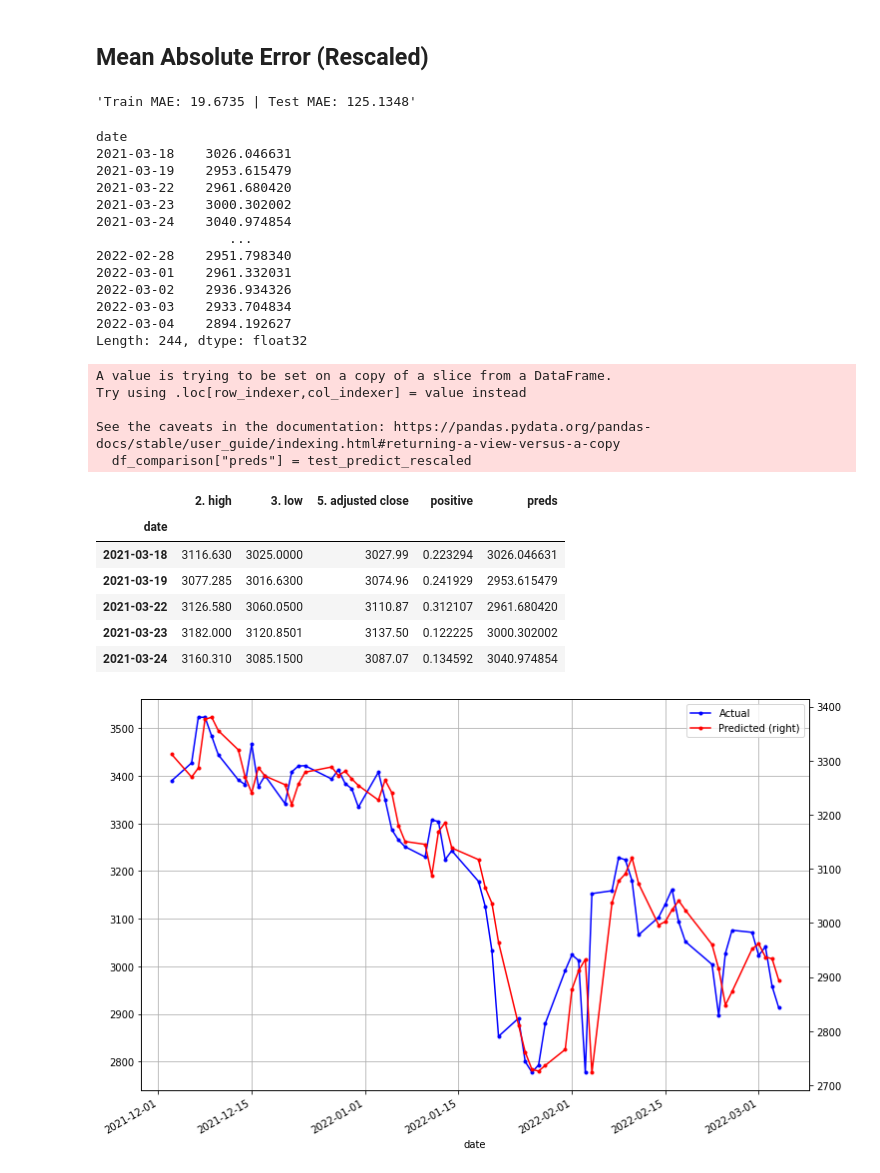
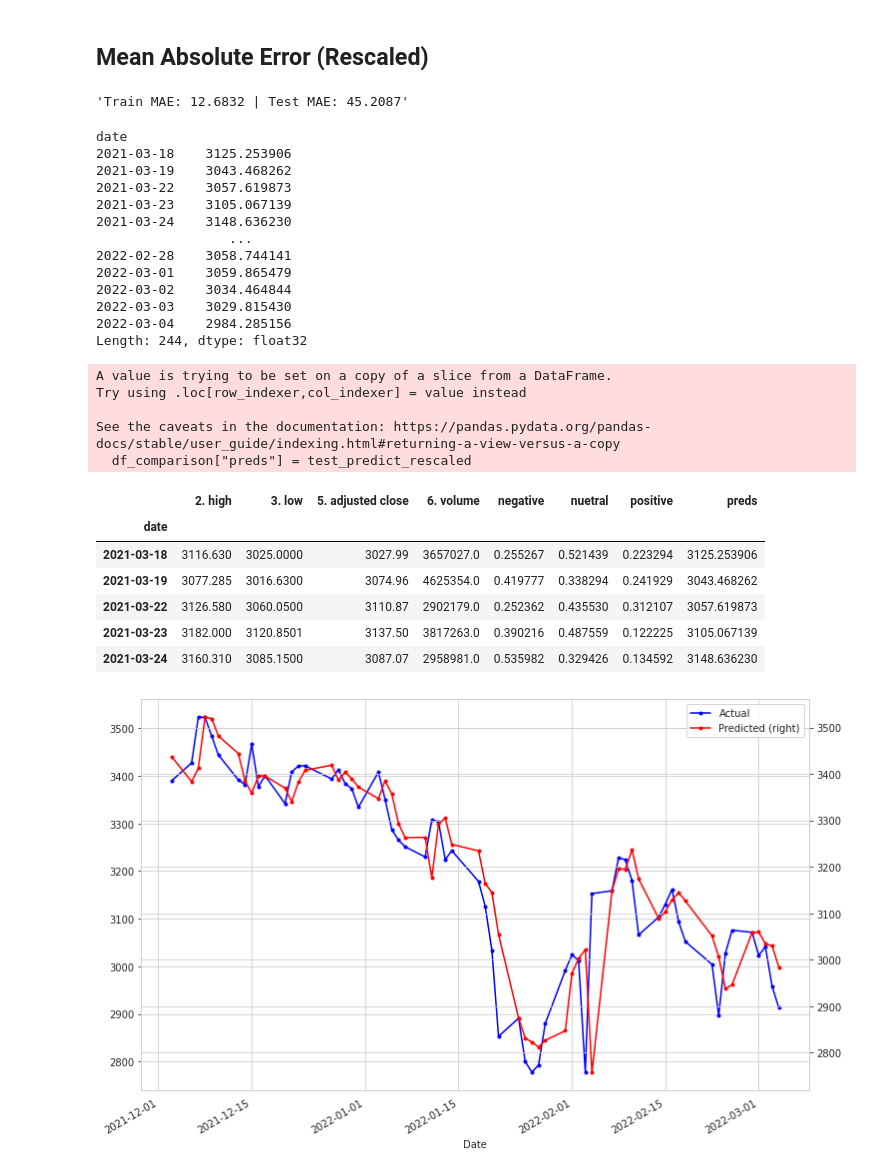
Before and after one commit to RobinsonCW/StockPriceForecasting, a Jupyter notebook: src/objectives/research_paper/AMZN/multivariate/multivariate_time_series_benzenga.ipynb, the cells around one changed output. Cells and saved outputs as stored; diff of their text form; code cells hidden in the pictures.

```diff
--- a/src/objectives/research_paper/AMZN/multivariate/multivariate_time_series_benzenga.ipynb
+++ b/src/objectives/research_paper/AMZN/multivariate/multivariate_time_series_benzenga.ipynb
@@ -64,6 +64,9 @@ mpl.rcParams['axes.grid'] = False
 
 np.random.seed(42)
 tf.random.set_seed(42)
+# %%
+# plt.rcParams['figure.dpi'] = 400
+sns.set_style('whitegrid')
 # %%
 gpu_devices = tf.config.experimental.list_physical_devices('GPU')
 if gpu_devices:
@@ -110,8 +112,7 @@ df.reset_index(drop=True, inplace=True)
 
 date_time = pd.to_datetime(df.pop('date'))
 
-# df = df[["2. high", "3. low", "5. adjusted close", "negative", "nuetral", "positive"]]
-df = df[["2. high", "3. low", "5. adjusted close", "positive"]]
+df = df[["2. high", "3. low", "5. adjusted close", "6. volume", "negative", "nuetral", "positive"]]
 # %% [markdown]
 ...
 # %%
@@ -682,7 +686,8 @@ An important constructor argument for all Keras RNN layers, such as `tf.keras.la
 lstm_model = tf.keras.models.Sequential([
     # Shape [batch, time, features] => [batch, time, lstm_units]
     # tf.keras.layers.LSTM(lstm_units, return_sequences=True),
-    tf.keras.layers.Bidirectional(tf.keras.layers.LSTM(lstm_units, return_sequences=True)),
+    # tf.keras.layers.Bidirectional(tf.keras.layers.LSTM(lstm_units, return_sequences=True)),
+    tf.keras.layers.LSTM(lstm_units, return_sequences=True),
     tf.keras.layers.Dropout(0.20),
     # Shape => [batch, time, features]
     tf.keras.layers.Dense(units=1)
@@ -840,22 +845,22 @@ train_mse = mean_absolute_error(train_predict_rescaled, y_true_train['5. adjuste
 test_mse = mean_absolute_error(test_predict_rescaled, y_true_test['5. adjusted close'])
 f'Train MAE: {train_mse:.4f} | Test MAE: {test_mse:.4f}'
 # %% [output]
-'Train MAE: 19.6735 | Test MAE: 125.1348'
+'Train MAE: 12.6832 | Test MAE: 45.2087'
 # %%
 test_predict_rescaled
 # %% [output]
 date
-2021-03-18    3026.046631
-2021-03-19    2953.615479
-2021-03-22    2961.680420
-2021-03-23    3000.302002
-2021-03-24    3040.974854
+2021-03-18    3125.253906
+2021-03-19    3043.468262
+2021-03-22    3057.619873
+2021-03-23    3105.067139
+2021-03-24    3148.636230
                  ...
-2022-02-28    2951.798340
-2022-03-01    2961.332031
-2022-03-02    2936.934326
-2022-03-03    2933.704834
-2022-03-04    2894.192627
+2022-02-28    3058.744141
+2022-03-01    3059.865479
+2022-03-02    3034.464844
+2022-03-03    3029.815430
+2022-03-04    2984.285156
 Length: 244, dtype: float32
 # %%
 df_comparison = y_true_test
@@ -870,29 +875,29 @@ See the caveats in the documentation: https://pandas.pydata.org/pandas-docs/stab
 # %%
 df_comparison.head()
 # %% [output]
-|  | 2. high | 3. low | 5. adjusted close | positive | preds |
-| date |  |  |  |  |  |
-| 2021-03-18 | 3116.630 | 3025.0000 | 3027.99 | 0.223294 | 3026.046631 |
-| 2021-03-19 | 3077.285 | 3016.6300 | 3074.96 | 0.241929 | 2953.615479 |
-| 2021-03-22 | 3126.580 | 3060.0500 | 3110.87 | 0.312107 | 2961.680420 |
-| 2021-03-23 | 3182.000 | 3120.8501 | 3137.50 | 0.122225 | 3000.302002 |
-| 2021-03-24 | 3160.310 | 3085.1500 | 3087.07 | 0.134592 | 3040.974854 |
+|  | 2. high | 3. low | 5. adjusted close | 6. volume | negative | nuetral | positive | preds |
+| date |  |  |  |  |  |  |  |  |
+| 2021-03-18 | 3116.630 | 3025.0000 | 3027.99 | 3657027.0 | 0.255267 | 0.521439 | 0.223294 | 3125.253906 |
+| 2021-03-19 | 3077.285 | 3016.6300 | 3074.96 | 4625354.0 | 0.419777 | 0.338294 | 0.241929 | 3043.468262 |
+| 2021-03-22 | 3126.580 | 3060.0500 | 3110.87 | 2902179.0 | 0.252362 | 0.435530 | 0.312107 | 3057.619873 |
+| 2021-03-23 | 3182.000 | 3120.8501 | 3137.50 | 3817263.0 | 0.390216 | 0.487559 | 0.122225 | 3105.067139 |
+| 2021-03-24 | 3160.310 | 3085.1500 | 3087.07 | 2958981.0 | 0.535982 | 0.329426 | 0.134592 | 3148.636230 |
 # %%
 plt.figure(figsize=(12,8))
 
 ax1 = df_comparison["5. adjusted close"][-63:].plot(color='blue', grid=True, secondary_y=False, label='Actual', marker='.')
 ax2 = df_comparison["preds"][-63:].plot(color='red', grid=True, secondary_y=True, label='Predicted', marker='.')
 
 # a, b = 155, 185
 
 # ax1.set_ylim(a,b)
 # ax2.set_ylim(a,b)
 
 h1, l1 = ax1.get_legend_handles_labels()
 h2, l2 = ax2.get_legend_handles_labels()
 
-# plt.xlabel('Apple\'s Stock Price')
+ax1.set_xlabel("Date")
 plt.legend(h1+h2, l1+l2, loc=1)
 plt.show()
 # %% [output]
-[figure, old version]
+[figure, new version]
```
Also changed, not shown: parts of 29 cells of this notebook, 1 other file.
